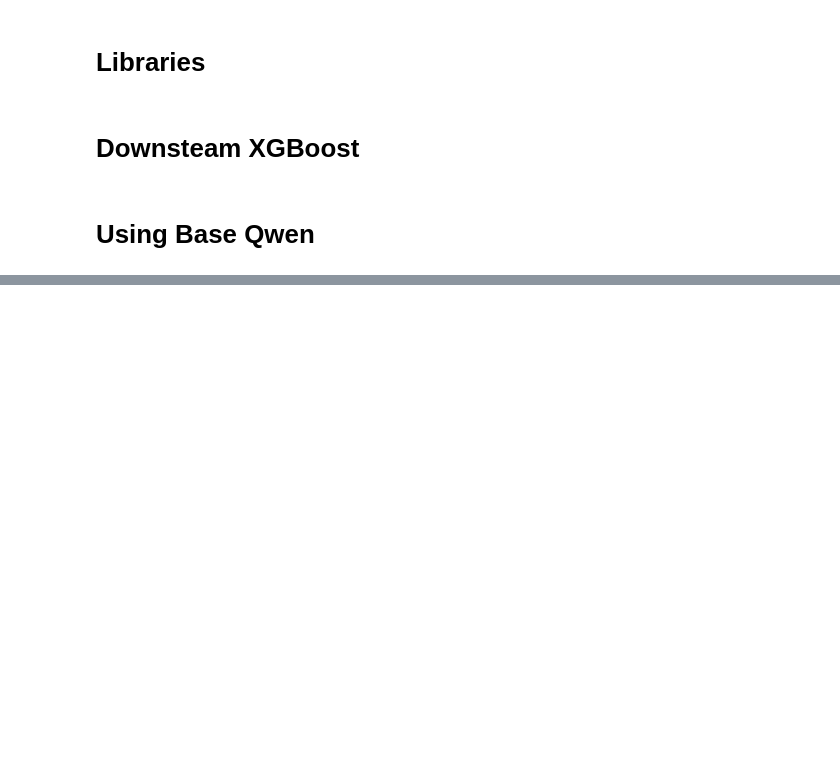
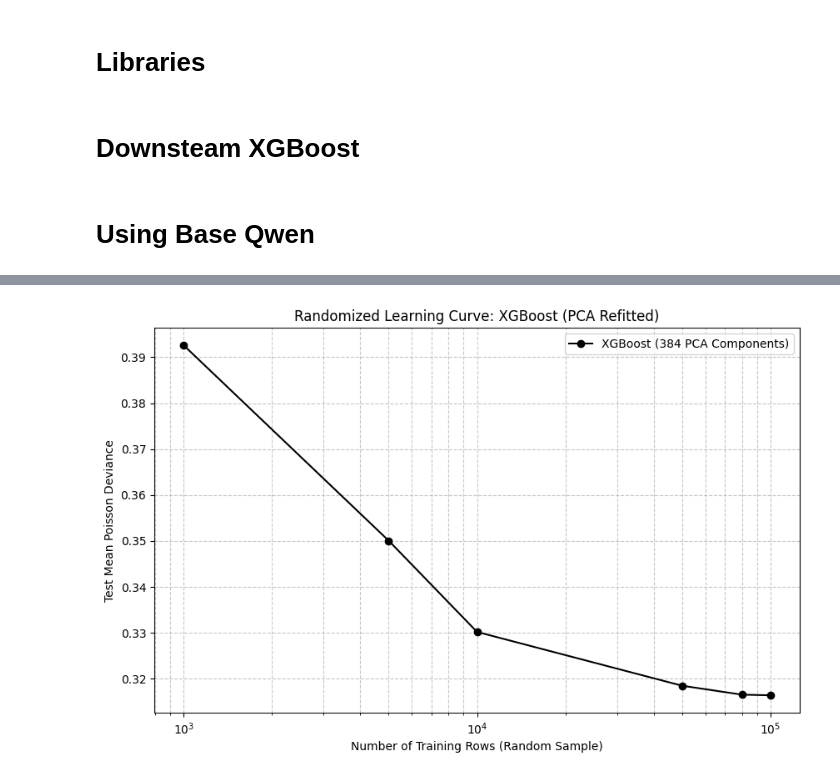
Before and after one commit to derekkusmenko/FinetuneLLM_Pricing, a Jupyter notebook: analysis_baseqwen_xgboost.ipynb, the cells around one changed output, grey strips where cells are left out. Drawn from its saved outputs; the diff is of its cells as text; code cells hidden in the pictures; blank space fills up the shorter version.

Commit message:
updated to include more components and different training sizes

```diff
--- a/analysis_baseqwen_xgboost.ipynb
+++ b/analysis_baseqwen_xgboost.ipynb
@@ -126,7 +126,7 @@ exposure_test = test_data['w']
 
 # Parameters for the curve
 max_available = len(y_train_full)
-train_sizes = [s for s in [1000, 5000, 10000, 50000, 100000, 500000] if s <= max_available]
+train_sizes = [s for s in [1000, 5000, 10000, 50000, 80000, 100000, 500000] if s <= max_available]
 deviances = []
 n_components = 48
 
@@ -196 +197,97 @@ Training Size 500000: Test Deviance = 0.317977
 [figure]
+# %%
+import pandas as pd
+import numpy as np
+import xgboost as xgb
+import matplotlib.pyplot as plt
+from sklearn.decomposition import PCA
+from sklearn.preprocessing import StandardScaler
+from sklearn.metrics import mean_poisson_deviance
+
+# Setup Data & Randomize
+# ---------------------------------------------------------
+train_data = np.load("embeddings/train_baseqwen.npz")
+
+test_data = np.load("embeddings/test_baseqwen.npz")
+
+# Extract arrays
+X_raw_all = train_data['X']
+y_raw_all = train_data['y']
+exposure_raw_all = train_data['w']
+
+# --- SHUFFLE LOGIC ---
+np.random.seed(42)
+indices = np.random.permutation(len(y_raw_all))
+
+X_train_full = X_raw_all[indices]
+y_train_full = y_raw_all[indices]
+exposure_train_full = exposure_raw_all[indices]
+# ---------------------
+
+X_test_raw = test_data['X']
+y_test = test_data['y']
+exposure_test = test_data['w']
+
+# Parameters for the curve
+max_available = len(y_train_full)
+train_sizes = [s for s in [1000, 5000, 10000, 50000, 80000, 100000] if s <= max_available]
+deviances = []
+n_components = 384
+
+# XGBoost Parameters
+xgb_params = {
+    'objective': 'count:poisson',
+    'learning_rate': 0.1,
+    'max_depth': 6,
+    'tree_method': 'hist',
+    'nthread': -1
+}
+
+# Iterate through subset sizes
+# ---------------------------------------------------------
+for size in train_sizes:
+    # Subset the shuffled training data
+    X_sub = X_train_full[:size]
+    y_sub = y_train_full[:size]
+    exp_sub = exposure_train_full[:size]
+
+    # Pipeline: Scale and PCA (re-fit per subset)
+    scaler = StandardScaler()
+    pca = PCA(n_components=n_components)
+
+    # Pre-processing
+    X_train_pca = pca.fit_transform(scaler.fit_transform(X_sub))
+    X_test_pca = pca.transform(scaler.transform(X_test_raw))
+
+    # Prepare DMatrix with base_margin (log exposure)
+    # base_margin is the log of the offset/exposure for Poisson objective
+    dtrain = xgb.DMatrix(X_train_pca, label=y_sub)
+    dtrain.set_base_margin(np.log(exp_sub))
+
+    dtest = xgb.DMatrix(X_test_pca, label=y_test)
+    dtest.set_base_margin(np.log(exposure_test))
+
+    # Train model
+    bst = xgb.train(xgb_params, dtrain, num_boost_round=100)
+
+    # Predict and Evaluate
+    preds = bst.predict(dtest)
+    mpd = mean_poisson_deviance(y_test, preds)
+    deviances.append(mpd)
+
+    print(f"Training Size {size}: Test Deviance = {mpd:.6f}")
+
+# Plotting the Learning Curve
+# ---------------------------------------------------------
+plt.figure(figsize=(10, 6))
+plt.plot(train_sizes, deviances, marker='o', color='black',
+         label=f'XGBoost ({n_components} PCA Components)')
+
+plt.xscale('log')
+plt.title('Randomized Learning Curve: XGBoost (PCA Refitted)')
+plt.xlabel('Number of Training Rows (Random Sample)')
+plt.ylabel('Test Mean Poisson Deviance')
+plt.grid(True, linestyle='--', alpha=0.7, which='both')
+plt.legend()
+plt.show()
+# %% [output]
@@ -196,0 +300 @@ Training Size 500000: Test Deviance = 0.317977
+[figure, added]
```
Also changed, not shown: parts of 3 cells of this notebook, 2 other files.
